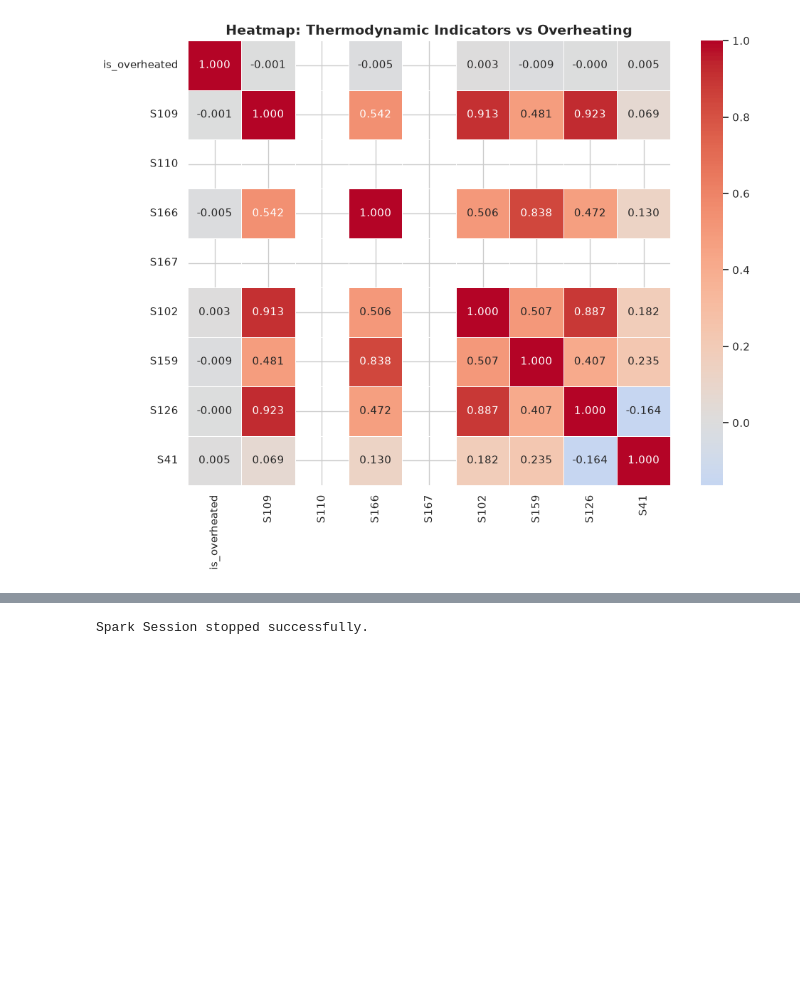
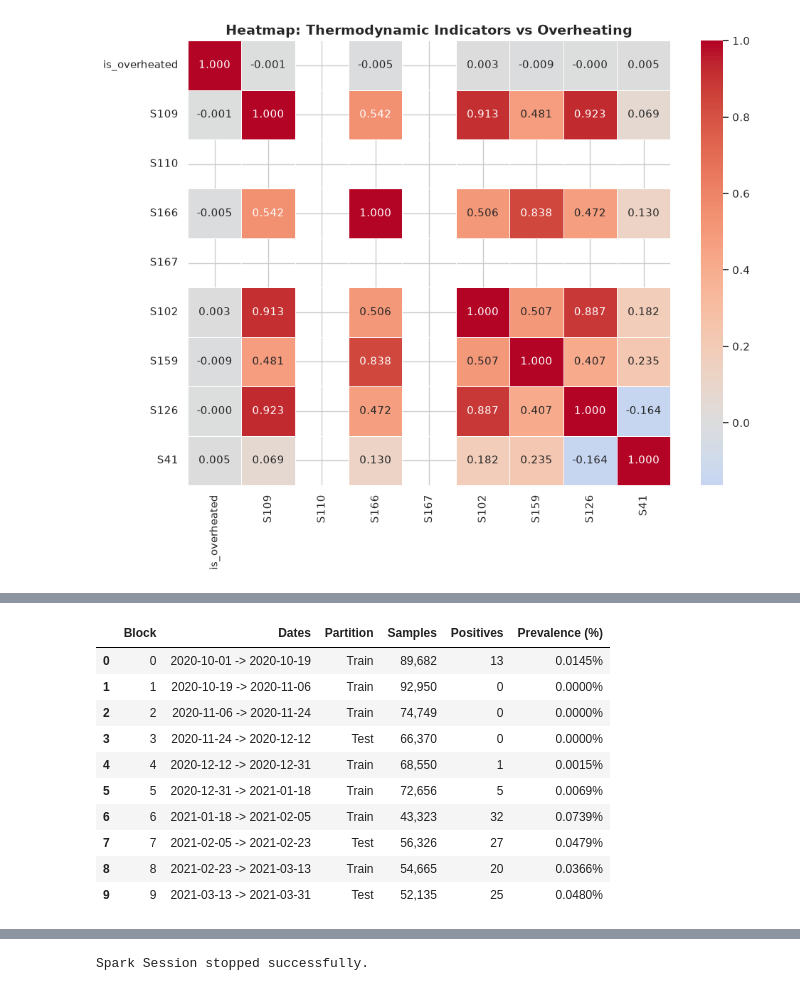
Before and after one commit to PasqualeAndreacchio/AnomalyDection-Spark, a Jupyter notebook: predictive_maintenance.ipynb, the cells around one changed output, grey strips where cells are left out. Cells and saved outputs as stored; diff of their text form; code cells hidden in the pictures; blank space fills up the shorter version.

```diff
--- a/predictive_maintenance.ipynb
+++ b/predictive_maintenance.ipynb
@@ -490,0 +499,76 @@ Test partition:     201,550 samples (2021-01-19 19:21:00 -> 2021-03-31 23:59:00)
+# %%
+# Blocked Temporal Split with Purging & Embargo (Resolving Regime Shift & Train/Test Imbalance)
+# 10 contiguous chronological blocks: 7 blocks (70%) Train, 3 blocks (30%) Test
+
+t_min = pdf_ml["timestamp_bucket"].min()
+t_max = pdf_ml["timestamp_bucket"].max()
+total_sec = (t_max - t_min).total_seconds()
+K = 10
+block_sec = total_sec / K
+
+# Assign block index [0 .. K-1]
+pdf_ml["block_id"] = np.floor((pdf_ml["timestamp_bucket"] - t_min).dt.total_seconds() / block_sec).astype(int)
+pdf_ml["block_id"] = pdf_ml["block_id"].clip(0, K - 1)
+
+# Asymmetric 70/30 assignment distributed across the 6-month observation horizon
+# Test blocks sample mid-autumn, mid-winter (defrost period), and late winter/spring
+test_blocks = [3, 7, 9]
+train_blocks = [b for b in range(K) if b not in test_blocks]
+
+pdf_ml["partition"] = np.where(pdf_ml["block_id"].isin(test_blocks), "Test", "Train")
+
+# Purging & Embargo: discard the first 60 minutes of each Test block adjacent to Train
+# Guarantees zero lag crossover (T-1, T-5) and zero thermal inertia leakage across boundaries
+purged_mask = pd.Series(False, index=pdf_ml.index)
+for b in test_blocks:
+    b_start = pdf_ml[pdf_ml["block_id"] == b]["timestamp_bucket"].min()
+    purged_mask |= (pdf_ml["block_id"] == b) & (pdf_ml["timestamp_bucket"] < b_start + pd.Timedelta(minutes=60))
+
+num_purged = purged_mask.sum()
+print(f"Purged {num_purged:,} boundary test records ({num_purged / len(pdf_ml) * 100:.3f}% of dataset) to ensure absolute zero-leakage.\n")
+
+# Evaluation subset after purging
+eval_mask = ~purged_mask
+train_idx = pdf_ml[eval_mask & (pdf_ml["partition"] == "Train")].index
+test_idx = pdf_ml[eval_mask & (pdf_ml["partition"] == "Test")].index
+
+X_train, y_train = X.loc[train_idx], y.loc[train_idx]
+X_test, y_test = X.loc[test_idx], y.loc[test_idx]
+
+# Detailed Block Diagnostic Table
+block_summary = []
+for b in range(K):
+    b_df = pdf_ml[pdf_ml["block_id"] == b]
+    b_eval = b_df[~purged_mask.loc[b_df.index]]
+    part = "Test" if b in test_blocks else "Train"
+    pos = b_eval["is_overheated"].sum()
+    tot = len(b_eval)
+    prev = (pos / tot * 100) if tot > 0 else 0.0
+    b_start = b_df["timestamp_bucket"].min().strftime("%Y-%m-%d")
+    b_end = b_df["timestamp_bucket"].max().strftime("%Y-%m-%d")
+    block_summary.append({
+        "Block": b,
+        "Dates": f"{b_start} -> {b_end}",
+        "Partition": part,
+        "Samples": f"{tot:,}",
+        "Positives": pos,
+        "Prevalence (%)": f"{prev:.4f}%"
+    })
+
+df_blocks = pd.DataFrame(block_summary)
+print("=" * 75)
+print("BLOCKED TEMPORAL PARTITIONING DIAGNOSTIC SUMMARY")
+print("=" * 75)
+display(df_blocks)
+
+print(f"\nTraining Partition: {len(X_train):,} samples (7 blocks: {train_blocks})")
+print(f" -> Positive faults in Train: {y_train.sum()} ({y_train.mean()*100:.4f}%)")
+print(f"Test Partition:     {len(X_test):,} samples (3 blocks: {test_blocks})")
+print(f" -> Positive faults in Test:  {y_test.sum()} ({y_test.mean()*100:.4f}%)")
+
+# Verification assertion
+assert y_train.sum() >= 40, f"Error: Insufficient positives in Train ({y_train.sum()})"
+assert y_test.sum() >= 20, f"Error: Insufficient positives in Test ({y_test.sum()})"
+print("\n[SUCCESS] Train and Test sets both have strong statistical support (>40 in Train, >20 in Test).")
+print("[SUCCESS] Both partitions sample the winter defrost dynamics on SW-088 without regime shift bias.")
+# %% [output]
@@ -490,0 +580,11 @@ Test partition:     201,550 samples (2021-01-19 19:21:00 -> 2021-03-31 23:59:00)
+|  | Block | Dates | Partition | Samples | Positives | Prevalence (%) |
+| 0 | 0 | 2020-10-01 -> 2020-10-19 | Train | 89,682 | 13 | 0.0145% |
+| 1 | 1 | 2020-10-19 -> 2020-11-06 | Train | 92,950 | 0 | 0.0000% |
+| 2 | 2 | 2020-11-06 -> 2020-11-24 | Train | 74,749 | 0 | 0.0000% |
+| 3 | 3 | 2020-11-24 -> 2020-12-12 | Test | 66,370 | 0 | 0.0000% |
+| 4 | 4 | 2020-12-12 -> 2020-12-31 | Train | 68,550 | 1 | 0.0015% |
+| 5 | 5 | 2020-12-31 -> 2021-01-18 | Train | 72,656 | 5 | 0.0069% |
+| 6 | 6 | 2021-01-18 -> 2021-02-05 | Train | 43,323 | 32 | 0.0739% |
+| 7 | 7 | 2021-02-05 -> 2021-02-23 | Test | 56,326 | 27 | 0.0479% |
+| 8 | 8 | 2021-02-23 -> 2021-03-13 | Train | 54,665 | 20 | 0.0366% |
+| 9 | 9 | 2021-03-13 -> 2021-03-31 | Test | 52,135 | 25 | 0.0480% |
```
Also changed, not shown: parts of 25 cells of this notebook.
